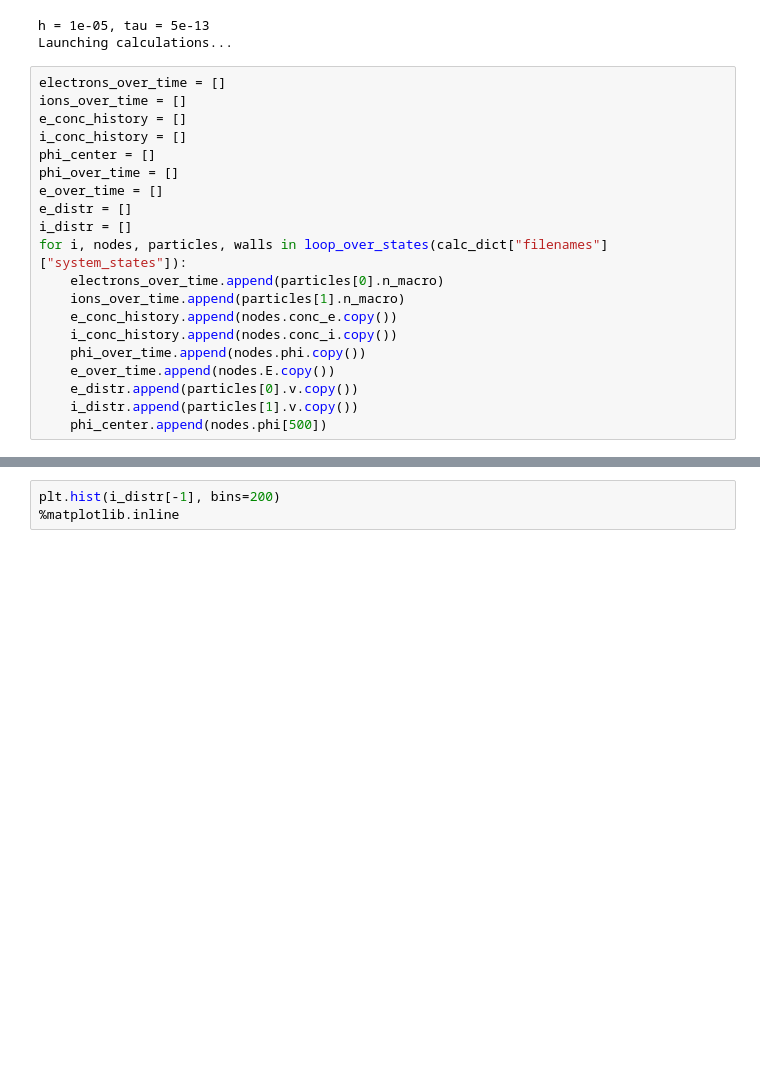
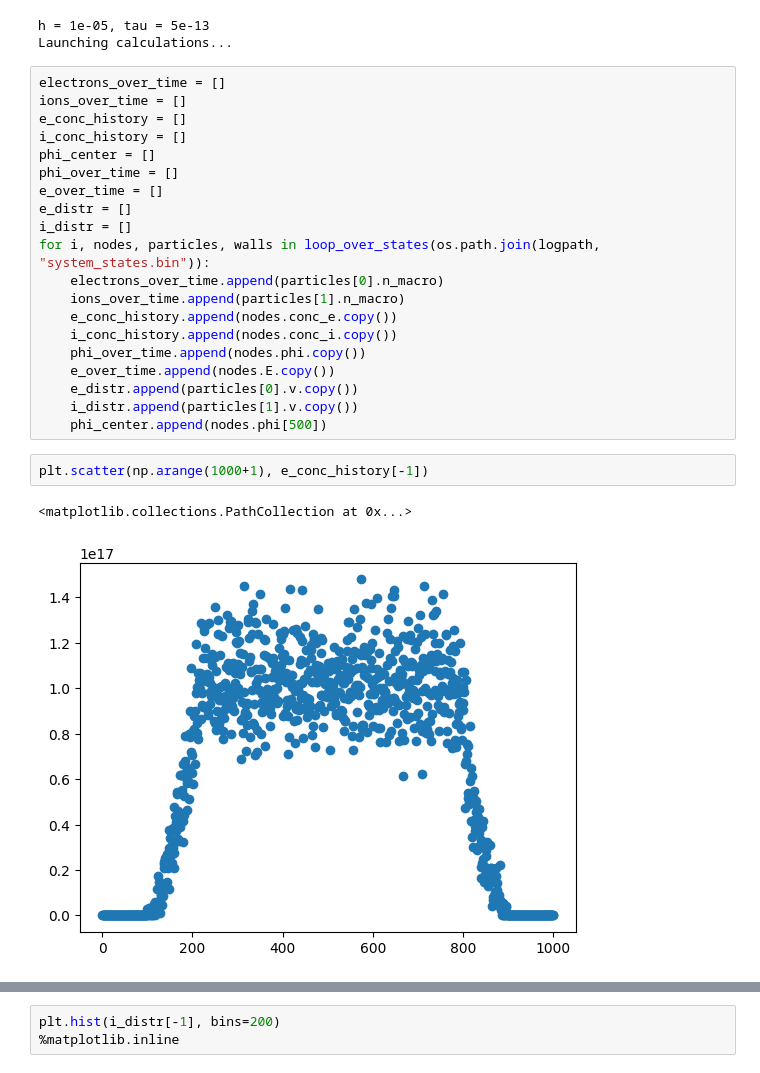
Before and after one commit to setupishe/PlasmaPython, a Jupyter notebook: runs/test19.ipynb, the cells around one changed output, grey strips where cells are left out. Cells and saved outputs as stored; diff of their text form; blank space fills up the shorter version.

```diff
--- a/runs/test19.ipynb
+++ b/runs/test19.ipynb
@@ -109,7 +124,7 @@ phi_over_time = []
 e_over_time = []
 e_distr = []
 i_distr = []
-for i, nodes, particles, walls in loop_over_states(calc_dict["filenames"]["system_states"]):
+for i, nodes, particles, walls in loop_over_states(os.path.join(logpath, "system_states.bin")):
     electrons_over_time.append(particles[0].n_macro)
     ions_over_time.append(particles[1].n_macro)
     e_conc_history.append(nodes.conc_e.copy())
@@ -119,3 +134,8 @@ for i, nodes, particles, walls in loop_over_states(calc_dict["filenames"]["syste
     e_distr.append(particles[0].v.copy())
     i_distr.append(particles[1].v.copy())
     phi_center.append(nodes.phi[500])
+# %%
+plt.scatter(np.arange(1000+1), e_conc_history[-1])
+# %% [output]
+<matplotlib.collections.PathCollection at 0x...>
+[figure, added]
```
Also changed, not shown: parts of 6 cells of this notebook, 14 other files.
